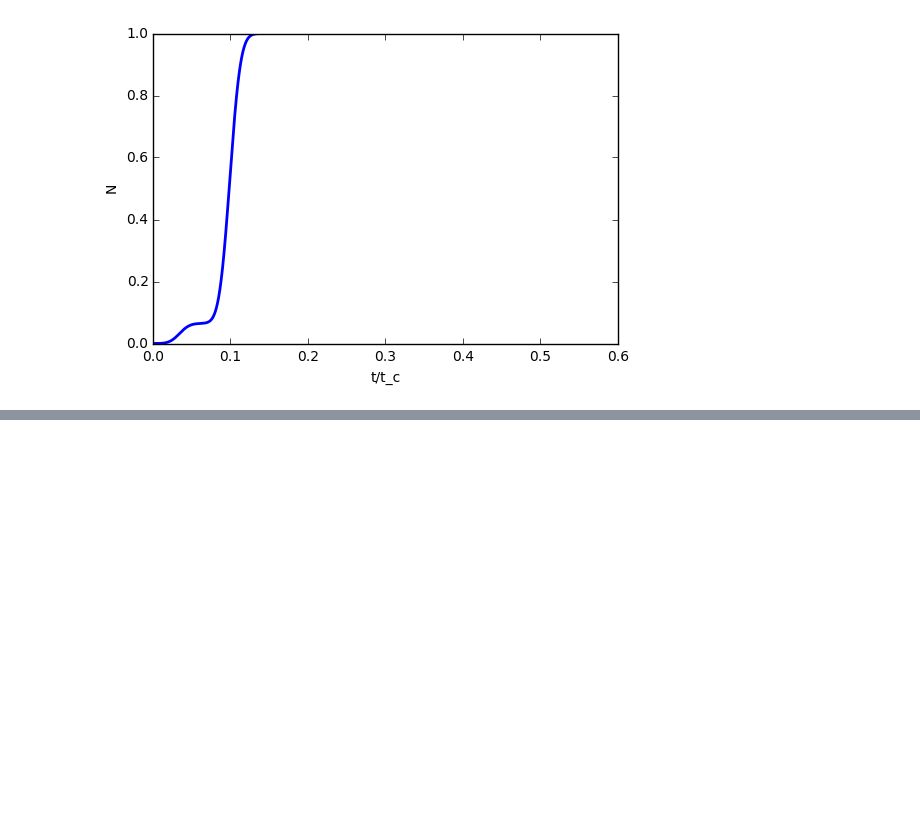
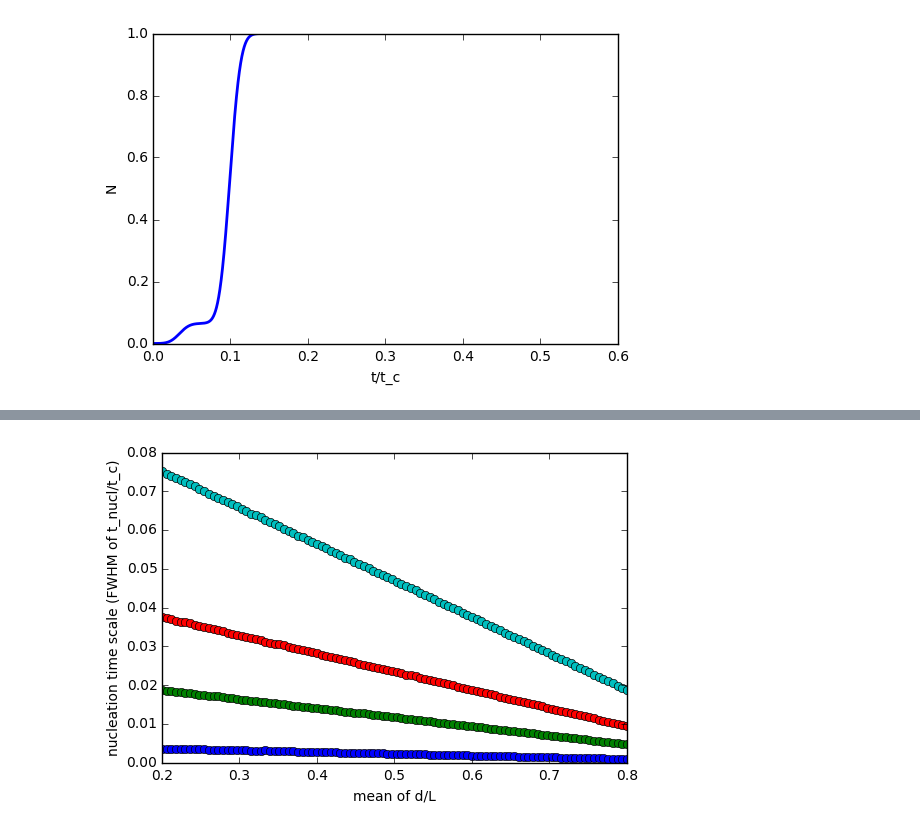
Before and after one commit to altafang/nanowire-analysis, a Jupyter notebook: calc_nucleation_time_distr.ipynb, the cells around one changed output, grey strips where cells are left out. Cells and saved outputs as stored; diff of their text form; code cells hidden in the pictures; blank space fills up the shorter version.

```diff
--- a/calc_nucleation_time_distr.ipynb
+++ b/calc_nucleation_time_distr.ipynb
@@ -31,7 +31,7 @@ def f_normal(y, mu, sigma):
     return 1./numpy.sqrt(2.*sigma**2*numpy.pi)*numpy.exp(-(y - mu)**2/(2.*sigma**2))
 
 def f_bimodal(y, mu1, sigma1, mu2, sigma2, p):
-    """Bimodal distribution (here, a mixture of two Gaussians"""
+    """Bimodal distribution (here, a mixture of two Gaussians)"""
     return p*f_normal(y, mu1, sigma1) + (1 - p)*f_normal(y, mu2, sigma2)
 
 def f_X(x, f_Y, t_eval, *args, **kwds):
@@ -44,4 +44,11 @@ def calc_FWHM(domain, f_vals):
     whereabovehalf = numpy.where(f_vals >= max_f/2.)[0]
     fwhm = domain[whereabovehalf[-1]] - domain[whereabovehalf[0]]
     return fwhm
+
+def calc_t_eval(ys, f_Y_vals, threshold=1.e-2):
+    """Calculate the time when since nucleation of the longest nanowire
+    for which the probability density function is greater than threshold."""
+    whereabovethresh = numpy.where(f_Y_vals > threshold)[0][-1]
+    t_eval = t_of_d(ys[whereabovethresh])
+    return t_eval
 # %% [markdown]
@@ -114,0 +160,16 @@ numpy.savetxt("N_vs_t.txt", numpy.column_stack((xs, N_of_t)))
+# %%
+# Consider select sigma values over a range of mu values
+sigmas_select = numpy.array([1.e-3, 5.e-3, 1.e-2, 2.e-2]) # width of nanowire length peak
+mus_all = numpy.linspace(0.2, 0.8, 100) # mean of nanowire length peak
+
+timescales_select_sigma = nucleation_timescales(mus_all, sigmas_select)
+for i, sigma in enumerate(sigmas_select):
+    # Save for gnuplot
+    numpy.savetxt("nucleation_vs_mu_sigma%f.txt" % sigma,
+                  numpy.column_stack((mus_all, timescales_select_sigma[:,i])))
+    pyplot.plot(mus_all, timescales_select_sigma[:,i], '-o')
+pyplot.xlabel("mean of d/L")
+pyplot.ylabel("nucleation time scale (FWHM of t_nucl/t_c)")
+pyplot.show()
+# %% [output]
+[figure, added]
```
Also changed, not shown: parts of 5 cells of this notebook.
